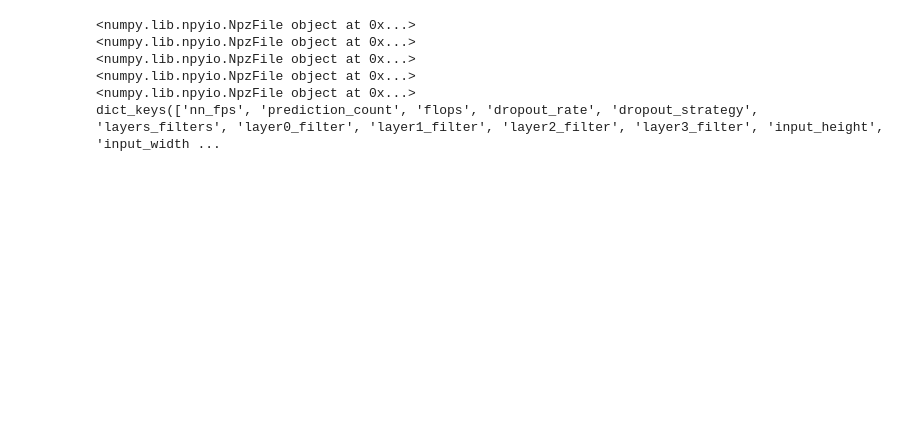
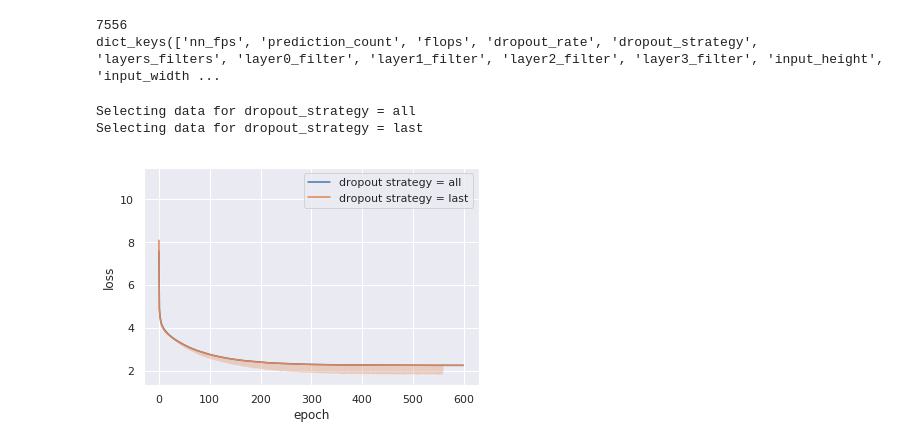
Before and after one commit to anliec/keras-cv, a Jupyter notebook: graphs_epochs.ipynb, the cells around one changed output. Saved outputs shown, nothing was run; the diff lists cells and outputs as text; code cells hidden in the pictures; blank space fills up the shorter version.

```diff
--- a/graphs_epochs.ipynb
+++ b/graphs_epochs.ipynb
@@ -25,8 +25,9 @@ histories = glob.glob(os.path.join(base_dir, "*", "history.npz"))
 
 data = []
 for i, (r, h) in enumerate(zip(sorted(results), sorted(histories))):
-    his = np.load(h)
-    print(his)
+    his = np.load(h, allow_pickle=True)
+    his = his['arr_0'].tolist()
+
     with open(r, 'r') as f:
         j = json.load(f)
     j["nn_fps"] = int(np.mean(j["nn_fps"]))
@@ -47,33 +48,37 @@ for i, (r, h) in enumerate(zip(sorted(results), sorted(histories))):
     j["input_width"] = j["size_value"][1]
     del j["size_value"]
 
-    maps = defaultdict(int)
-    for e, m in j['mAPs']:
-        for th, v in m.items():
-            maps[th] = max(maps[th], v)
+    per_epoch_values = {int(e): (ap, stat[1]) for (e, ap), stat in zip(j['mAPs'], j["stats"])}
+    ths = sorted(j['mAPs'][0][1].keys())
+
+    del j['stats']
     del j['mAPs']
-#     for th, v in maps.items():
-#         j["mAP@{}".format(th)] = v
 
-    stats = {"TP": {}, "FP": {}, "FN": {}}
-    e, (tp, fp, fn) = j["stats"][-1]
-    for (th, tpv), fpv, fnv in zip(tp.items(), fp.values(), fn.values()):
-        stats["TP"][th] = tpv
-        stats["FP"][th] = fpv
-        stats["FN"][th] = fnv
-    del j['stats']
-#     for name, values in stats.items():
-#         for th, v in values.items():
-#             j["{}@{}".format(name, th)] = v
-    j["last_epoch"] = e
-    j["test"] = i
-    for th, v in maps.items():
-        j_copy = {k: v for k, v in j.items()}
-        for name, values in stats.items():
-            j_copy[name] = values[th]
-        j_copy["mAP"] = v
-        j_copy["iou_threshold"] = th
-        data.append(j_copy.values())
+    for epoch, (loss, val_loss) in enumerate(zip(his['loss'], his['val_loss'])):
+        epoch = int(epoch)
+        if epoch in per_epoch_values:
+            for th in ths:
+                j_copy = {k: v for k, v in j.items()}
+                j_copy["epoch"] = epoch
+                j_copy["loss"] = loss
+                j_copy["val_loss"] = val_loss
+                j_copy["mAP"] = per_epoch_values[epoch][0][th]
+                j_copy["TP"] = per_epoch_values[epoch][1][0][th]
+                j_copy["FP"] = per_epoch_values[epoch][1][1][th]
+                j_copy["FN"] = per_epoch_values[epoch][1][2][th]
+                j_copy["iou_threshold"] = th
+                data.append(j_copy.values())
+        else:
+            j_copy = {k: v for k, v in j.items()}
+            j_copy["epoch"] = epoch
+            j_copy["loss"] = loss
+            j_copy["val_loss"] = val_loss
+            j_copy["mAP"] = None
+            j_copy["TP"] = None
+            j_copy["FP"] = None
+            j_copy["FN"] = None
+            j_copy["iou_threshold"] = None
+            data.append(j_copy.values())
 
 df = pd.DataFrame(data, columns=j_copy.keys())
 
@@ -84,11 +89,14 @@ con.load_extension("./extension-functions")
 
 df.to_sql("glob_stats", con)
 
+print(len(df))
 print(j.keys())
 # %% [output]
-<numpy.lib.npyio.NpzFile object at 0x...>
-<numpy.lib.npyio.NpzFile object at 0x...>
-<numpy.lib.npyio.NpzFile object at 0x...>
-<numpy.lib.npyio.NpzFile object at 0x...>
-<numpy.lib.npyio.NpzFile object at 0x...>
+7556
 dict_keys(['nn_fps', 'prediction_count', 'flops', 'dropout_rate', 'dropout_strategy', 'layers_filters', 'layer0_filter', 'layer1_filter', 'layer2_filter', 'layer3_filter', 'input_height', 'input_width ...
+# %%
+generate_plot(con, "epoch", "loss", "dropout_strategy", {})
+# %% [output]
+Selecting data for dropout_strategy = all
+Selecting data for dropout_strategy = last
+[figure, added]
```
Also changed, not shown: parts of 6 cells of this notebook, 20 other files.
